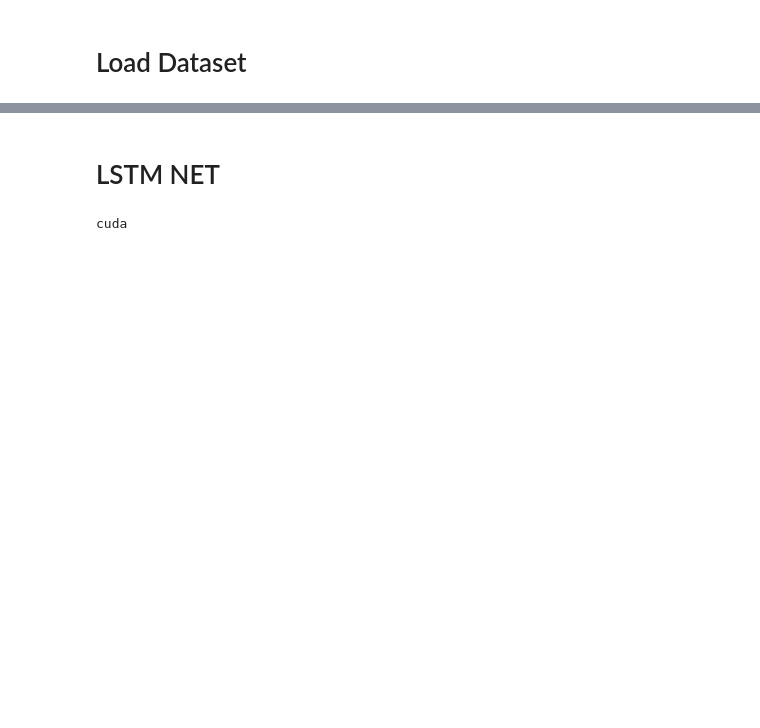
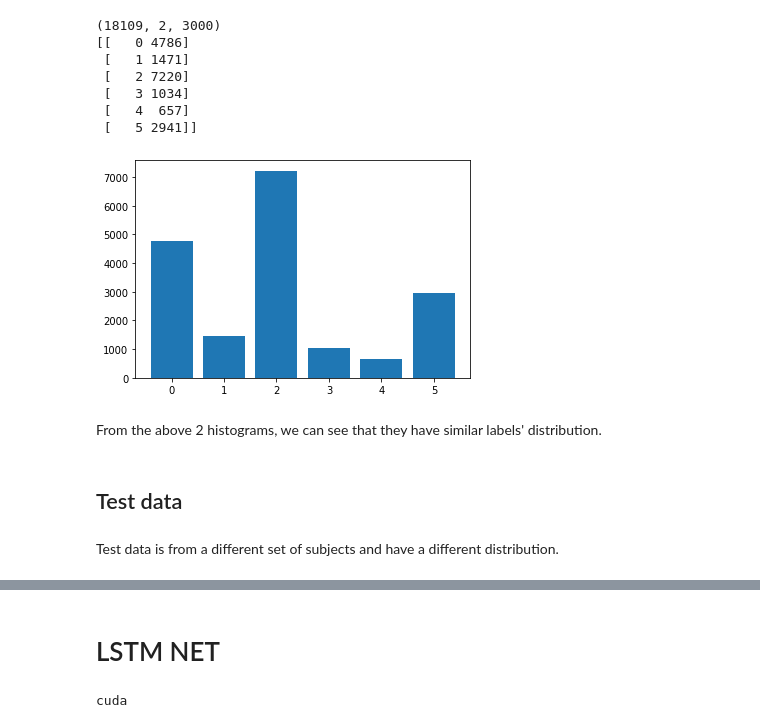
Before and after one commit to dangkh/BEETL, a Jupyter notebook: notebooks/task1-classification-Q.ipynb, the cells around one changed output, grey strips where cells are left out. Cells and saved outputs as stored; diff of their text form; code cells hidden in the pictures; blank space fills up the shorter version.

```diff
--- a/notebooks/task1-classification-Q.ipynb
+++ b/notebooks/task1-classification-Q.ipynb
@@ -48,2 +79,22 @@ plt.show()
-# %% [markdown]
-# Load Dataset
+# %%
+print(X_test.shape)
+(unique, counts) = np.unique(np.asarray(y_test), return_counts=True)
+frequencies = np.asarray((unique, counts)).T
+print(frequencies)
+plt.bar(unique, counts)
+plt.show()
+# %% [output]
+(18109, 2, 3000)
+[[   0 4786]
+ [   1 1471]
+ [   2 7220]
+ [   3 1034]
+ [   4  657]
+ [   5 2941]]
+[figure, added]
+# %% [markdown]
+From the above 2 histograms, we can see that they have similar labels' distribution.
+# %% [markdown]
+## Test data
+# %% [markdown]
+Test data is from a different set of subjects and have a different distribution.
```
Also changed, not shown: parts of 46 cells of this notebook.
